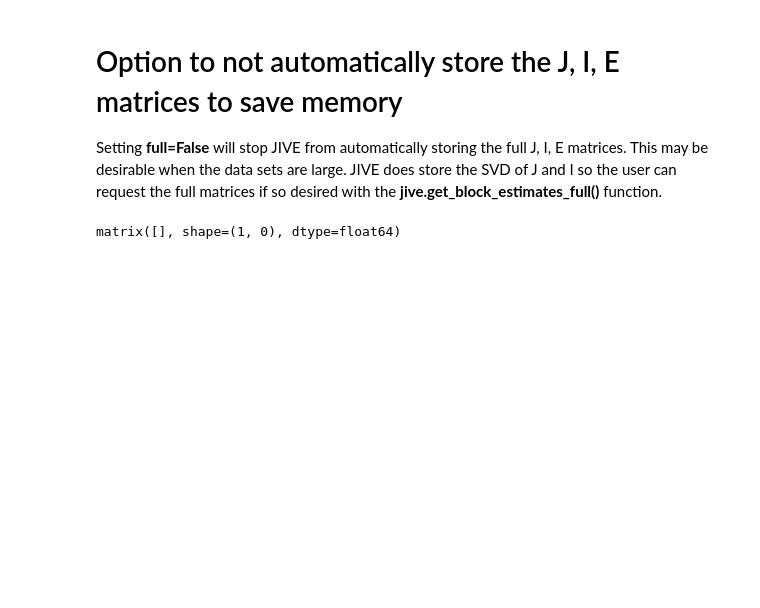
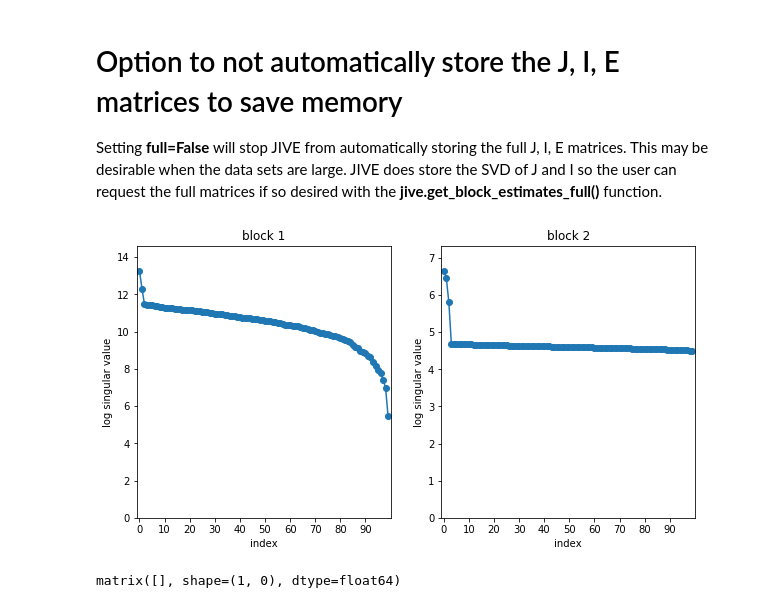
Before and after one commit to idc9/py_jive, a Jupyter notebook: doc/jive_demo.ipynb, the cells around one changed output. Drawn from its saved outputs; the diff is of its cells as text; code cells hidden in the pictures; blank space fills up the shorter version.

```diff
--- a/doc/jive_demo.ipynb
+++ b/doc/jive_demo.ipynb
@@ -108,12 +120,21 @@ joint space rank: 2
 
 Setting **full=False** will stop JIVE from automatically storing the full J, I, E matrices. This may be desirable when the data sets are large. JIVE does store the SVD of J and I so the user can request the full matrices if so desired with the **jive.get_block_estimates_full()** function.
 # %%
-full = False
+save_full_final_decomp = False
 # %%
 wedin_estimate = True
-jive = Jive(blocks, wedin_estimate, full, scree_plot)
+
+jive = Jive(blocks,
+            init_svd_ranks,
+            wedin_estimate,
+            save_full_final_decomp,
+            show_scree_plot)
+
+
 jive.set_signal_ranks([2, 3])
 block_estimates = jive.get_block_estimates()
+# %% [output]
+[figure, added]
 # %%
 # each of J, I, E are now empty arrays
 J = block_estimates[0]["joint"]["full"]
```
Also changed, not shown: parts of 9 cells of this notebook, 4 other files.
